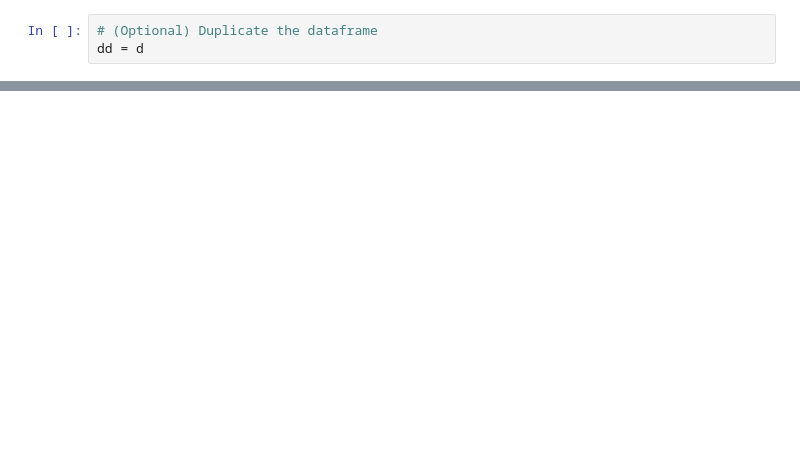
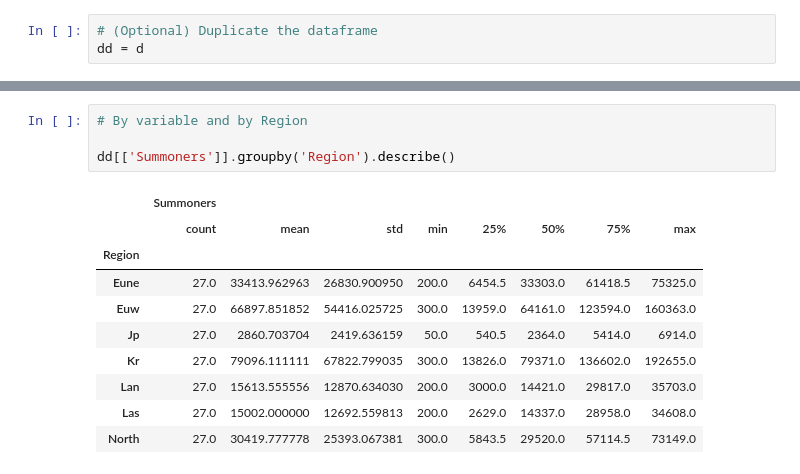
Before and after one commit to YulianaVega1/DataVisualization, a Jupyter notebook: Project2.ipynb, the cells around one changed output, grey strips where cells are left out. Saved outputs shown, nothing was run; the diff lists cells and outputs as text; blank space fills up the shorter version.

```diff
--- a/Project2.ipynb
+++ b/Project2.ipynb
@@ -86,0 +129,15 @@ dd = d
+# %%
+# By variable and by Region
+
+dd[['Summoners']].groupby('Region').describe()
+# %% [output]
+|  | Summoners |  |  |  |  |  |  |  |
+|  | count | mean | std | min | 25% | 50% | 75% | max |
+| Region |  |  |  |  |  |  |  |  |
+| Eune | 27.0 | 33413.962963 | 26830.900950 | 200.0 | 6454.5 | 33303.0 | 61418.5 | 75325.0 |
+| Euw | 27.0 | 66897.851852 | 54416.025725 | 300.0 | 13959.0 | 64161.0 | 123594.0 | 160363.0 |
+| Jp | 27.0 | 2860.703704 | 2419.636159 | 50.0 | 540.5 | 2364.0 | 5414.0 | 6914.0 |
+| Kr | 27.0 | 79096.111111 | 67822.799035 | 300.0 | 13826.0 | 79371.0 | 136602.0 | 192655.0 |
+| Lan | 27.0 | 15613.555556 | 12870.634030 | 200.0 | 3000.0 | 14421.0 | 29817.0 | 35703.0 |
+| Las | 27.0 | 15002.000000 | 12692.559813 | 200.0 | 2629.0 | 14337.0 | 28958.0 | 34608.0 |
+| North | 27.0 | 30419.777778 | 25393.067381 | 300.0 | 5843.5 | 29520.0 | 57114.5 | 73149.0 |
```
Also changed, not shown: parts of 19 cells of this notebook.
